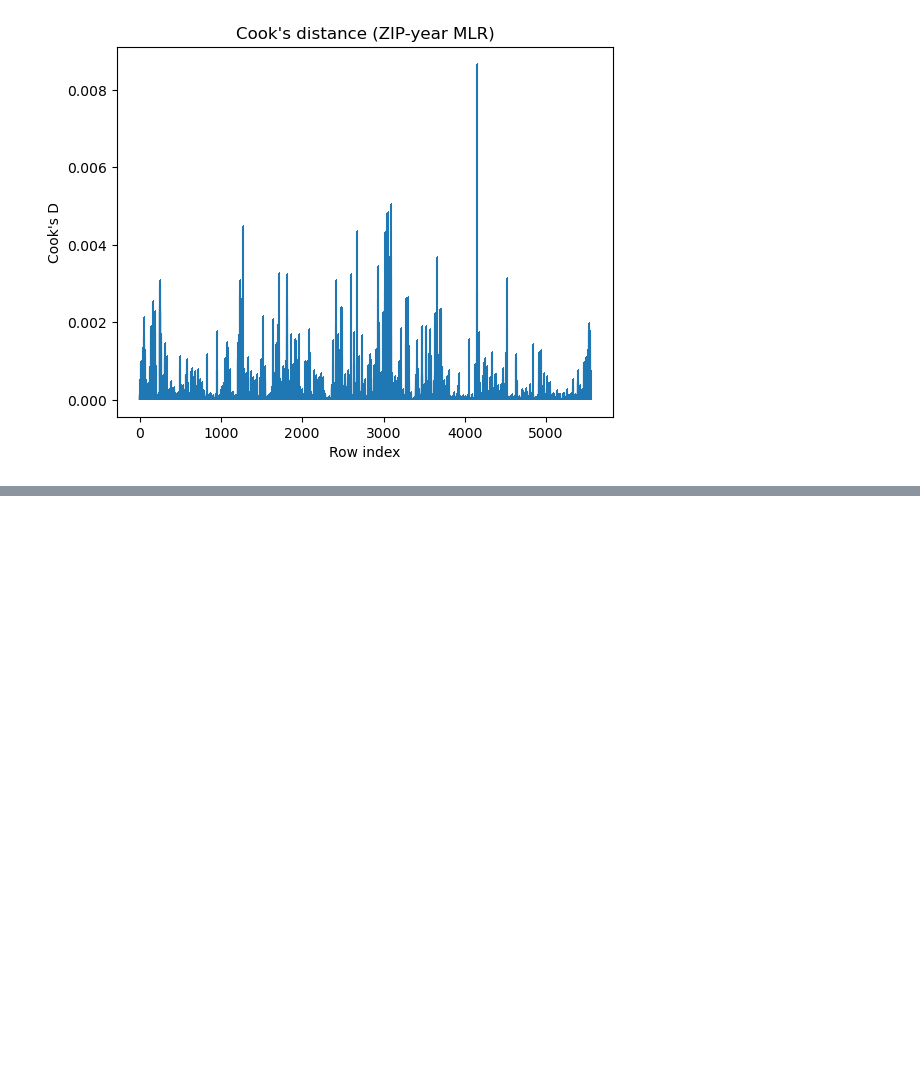
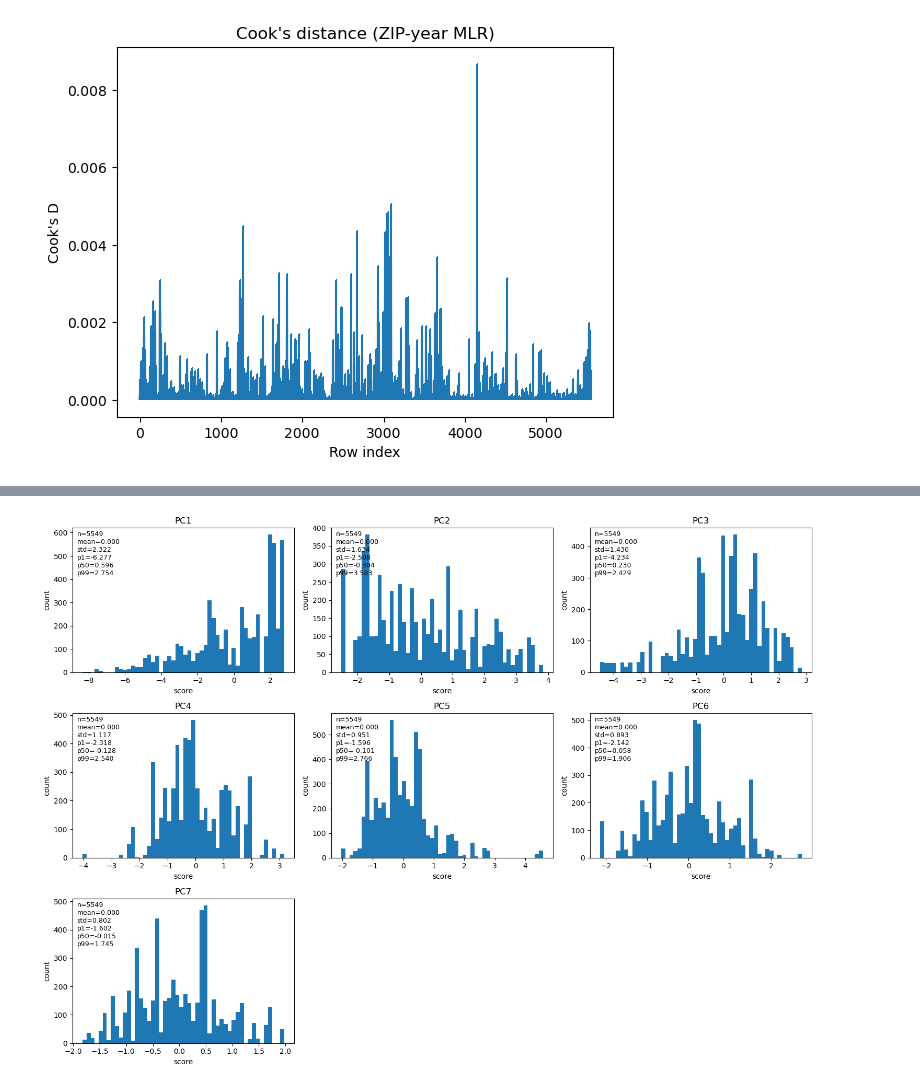
Before and after one commit to Ramil-cyber/Capstone_Citizensbank_climate-risk_insurance-exposure_monitoring, a Jupyter notebook: 03_code/data_exploration/machine_learning_and_MLR_for_insruance_prem_california_JIPU.ipynb, the cells around one changed output, grey strips where cells are left out. Saved outputs shown, nothing was run; the diff lists cells and outputs as text; code cells hidden in the pictures; blank space fills up the shorter version.

```diff
--- a/03_code/data_exploration/machine_learning_and_MLR_for_insruance_prem_california_JIPU.ipynb
+++ b/03_code/data_exploration/machine_learning_and_MLR_for_insruance_prem_california_JIPU.ipynb
@@ -1558,0 +1805,38 @@ Top 15 influential ZIP-years by Cook's distance:
+# %%
+import math
+import matplotlib.pyplot as plt
+
+# -----------------------------
+# Histograms for PC scores
+# -----------------------------
+K_plot = min(10, pc_scores.shape[1])  # plot first 10 PCs (or fewer if K<10)
+cols = [f"PC{i+1}" for i in range(K_plot)]
+
+ncols = 3
+nrows = math.ceil(K_plot / ncols)
+
+plt.figure(figsize=(5*ncols, 3.6*nrows))
+
+for i, c in enumerate(cols, 1):
+    s = pc_scores[c].replace([np.inf, -np.inf], np.nan).dropna()
+
+    ax = plt.subplot(nrows, ncols, i)
+    ax.hist(s.values, bins=50)
+    ax.set_title(c)
+    ax.set_xlabel("score")
+    ax.set_ylabel("count")
+
+    # quick stats (PC scores should be ~mean 0, sd ~sqrt(eigenvalue); after StandardScaler, typically close to 1-ish)
+    ax.text(
+        0.02, 0.98,
+        f"n={len(s)}\nmean={s.mean():.3f}\nstd={s.std():.3f}\n"
+        f"p1={s.quantile(0.01):.3f}\np50={s.quantile(0.5):.3f}\np99={s.quantile(0.99):.3f}",
+        transform=ax.transAxes,
+        va="top",
+        fontsize=9
+    )
+
+plt.tight_layout()
+plt.show()
+# %% [output]
+[figure, added]
```
Also changed, not shown: parts of 38 cells of this notebook, 8 other files.
